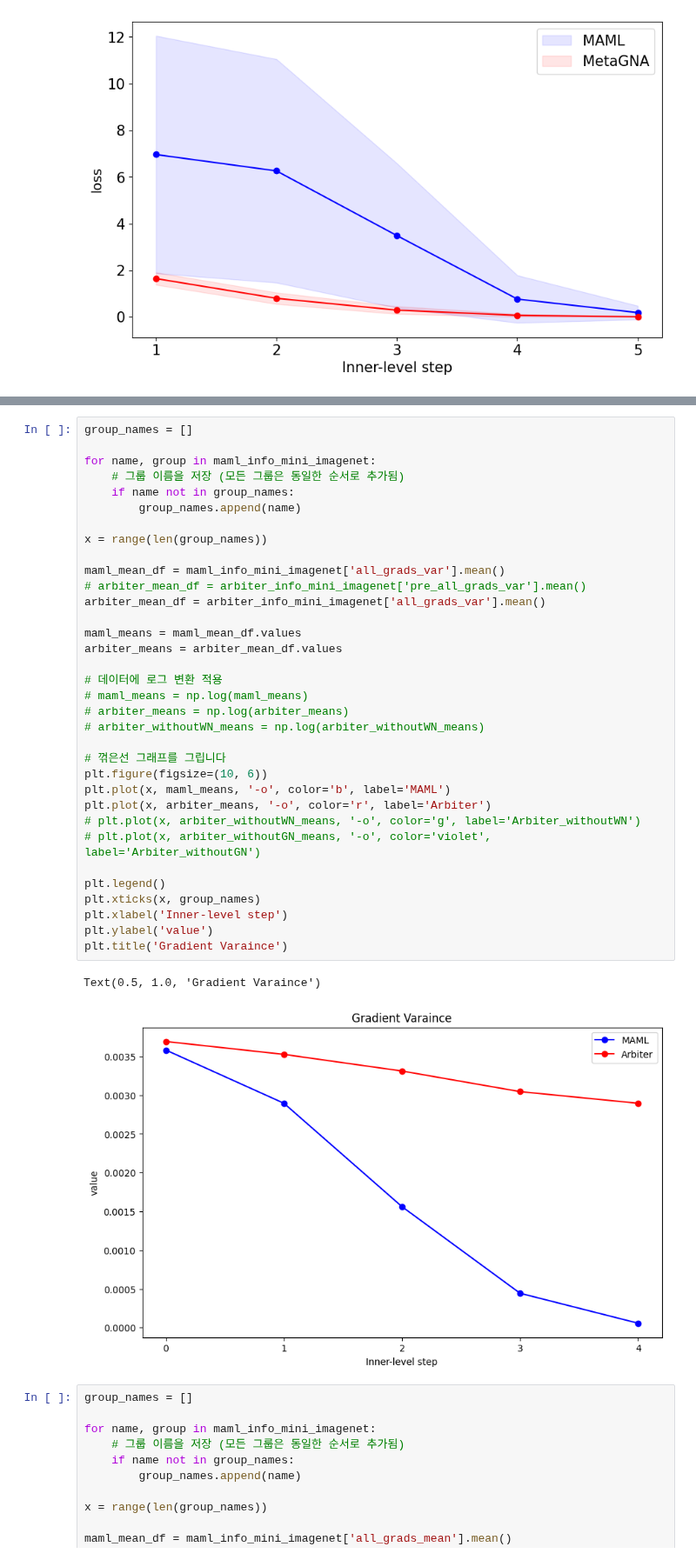
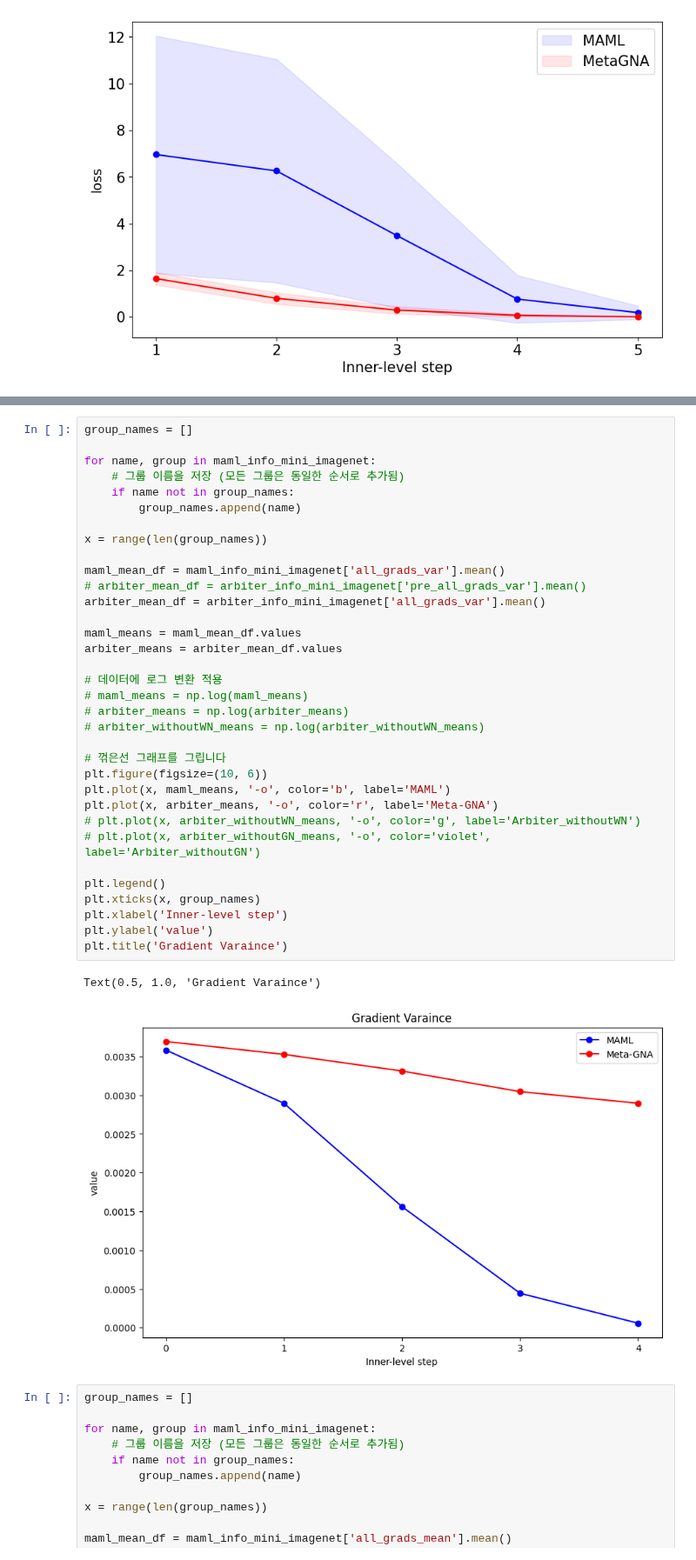
Before and after one commit to SKKUJMLim/MAML, a Jupyter notebook: Test_jupyternotebook/Analytics_adaptation(miniImageNet_5shot).ipynb, the cells around one changed output, grey strips where cells are left out. Shown at 87% size. Cells and saved outputs as stored; diff of their text form.

```diff
--- a/Test_jupyternotebook/Analytics_adaptation(miniImageNet_5shot).ipynb
+++ b/Test_jupyternotebook/Analytics_adaptation(miniImageNet_5shot).ipynb
@@ -186,35 +186,35 @@ for name, group in maml_info_mini_imagenet:
     if name not in group_names:
         group_names.append(name)
 
 x = range(len(group_names))
 
 maml_mean_df = maml_info_mini_imagenet['all_grads_var'].mean()
 # arbiter_mean_df = arbiter_info_mini_imagenet['pre_all_grads_var'].mean()
 arbiter_mean_df = arbiter_info_mini_imagenet['all_grads_var'].mean()
 
 maml_means = maml_mean_df.values
 arbiter_means = arbiter_mean_df.values
 
 # 데이터에 로그 변환 적용
 # maml_means = np.log(maml_means)
 # arbiter_means = np.log(arbiter_means)
 # arbiter_withoutWN_means = np.log(arbiter_withoutWN_means)
 
 # 꺾은선 그래프를 그립니다
 plt.figure(figsize=(10, 6))
 plt.plot(x, maml_means, '-o', color='b', label='MAML')
-plt.plot(x, arbiter_means, '-o', color='r', label='Arbiter')
+plt.plot(x, arbiter_means, '-o', color='r', label='Meta-GNA')
 # plt.plot(x, arbiter_withoutWN_means, '-o', color='g', label='Arbiter_withoutWN')
 # plt.plot(x, arbiter_withoutGN_means, '-o', color='violet', label='Arbiter_withoutGN')
 
 plt.legend()
 plt.xticks(x, group_names)
 plt.xlabel('Inner-level step')
 plt.ylabel('value')
 plt.title('Gradient Varaince')
 # %% [output]
 Text(0.5, 1.0, 'Gradient Varaince')
-[figure, old version]
+[figure, new version]
 # %%
 group_names = []
 
```
Also changed, not shown: parts of 4 cells of this notebook, 5 other files.
